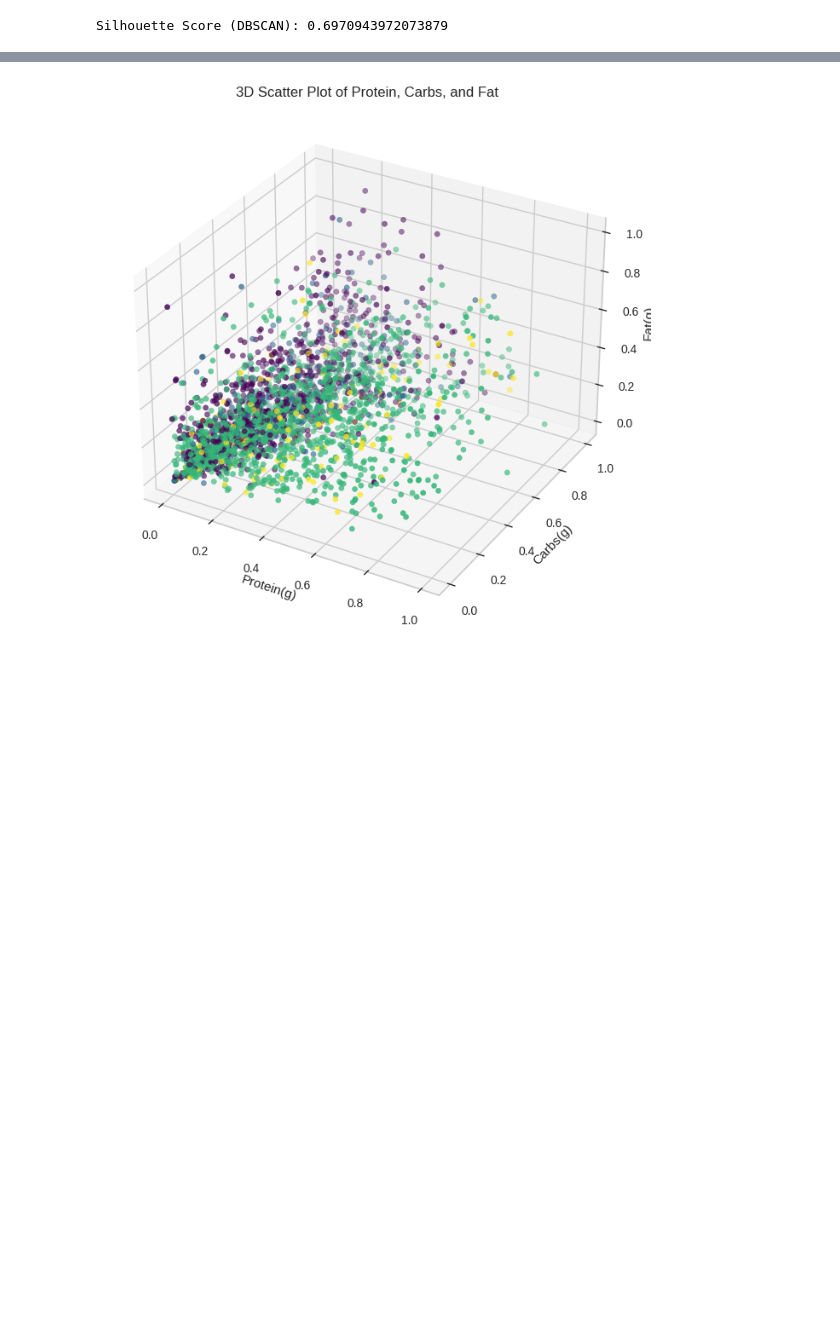
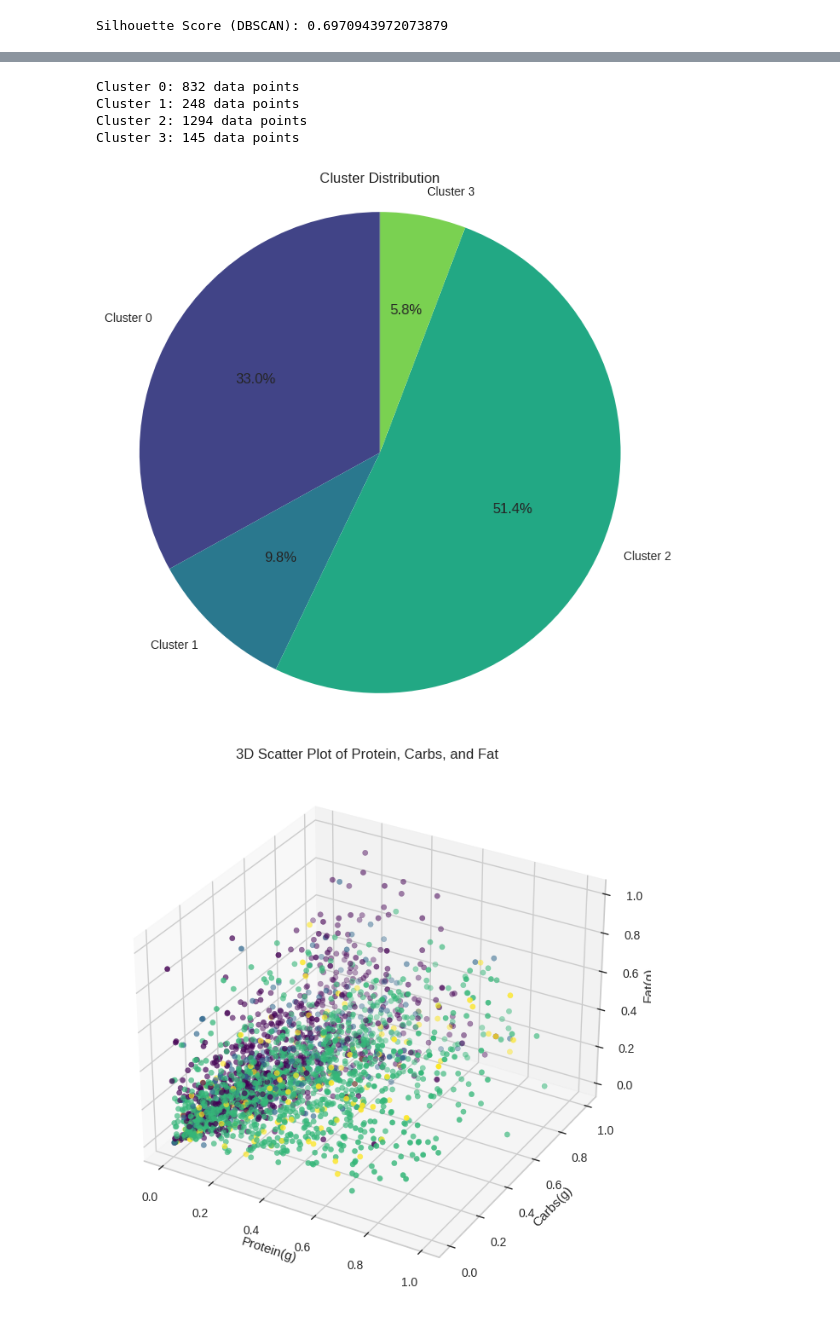
Before and after one commit to Us9r/DicodingBMLP, a Jupyter notebook: [Clustering]_Submission_Akhir_BMLP_Us9r.ipynb, the cells around one changed output, grey strips where cells are left out. Drawn from its saved outputs; the diff is of its cells as text; code cells hidden in the pictures; blank space fills up the shorter version.

```diff
--- a/[Clustering]_Submission_Akhir_BMLP_Us9r.ipynb
+++ b/[Clustering]_Submission_Akhir_BMLP_Us9r.ipynb
@@ -748,3 +776,29 @@ Berikut adalah **rekomendasi** tahapannya.
+# %%
+cluster_counts = Counter(labels) #menghitung label cluster dbscan
+
+for cluster, count in cluster_counts.items():
+    if cluster != -1:  # Exclude noise points
+        print(f"Cluster {cluster}: {count} data points")
+# %% [output]
+Cluster 0: 832 data points
+Cluster 1: 248 data points
+Cluster 2: 1294 data points
+Cluster 3: 145 data points
+# %%
+# Prepare data for the pie chart
+cluster_labels = [f'Cluster {cluster}' for cluster in cluster_counts if cluster != -1]  # Exclude noise points
+cluster_sizes = [count for cluster, count in cluster_counts.items() if cluster != -1]
+
+colors = sns.color_palette('viridis', n_colors=len(cluster_labels))
+# Create the pie chart
+plt.figure(figsize=(8, 8))
+plt.pie(cluster_sizes, labels=cluster_labels, autopct='%1.1f%%', startangle=90, colors=colors)
+plt.axis('equal')
+plt.title('Cluster Distribution')
+plt.axis('equal')  # Equal aspect ratio ensures that pie is drawn as a circle.
+plt.show()
+# %% [output]
+[figure, added]
 # %%
 # Create a 3D scatter plot
 fig = plt.figure(figsize=(10, 8))
```
Also changed, not shown: parts of 28 cells of this notebook.
